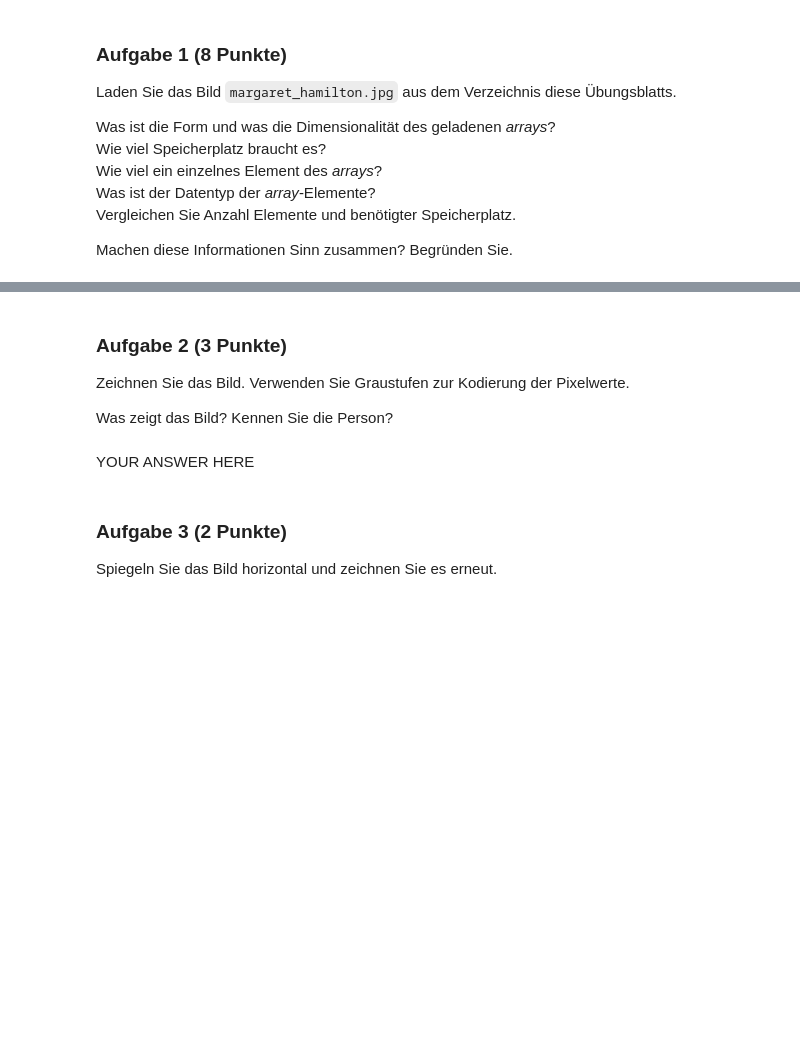
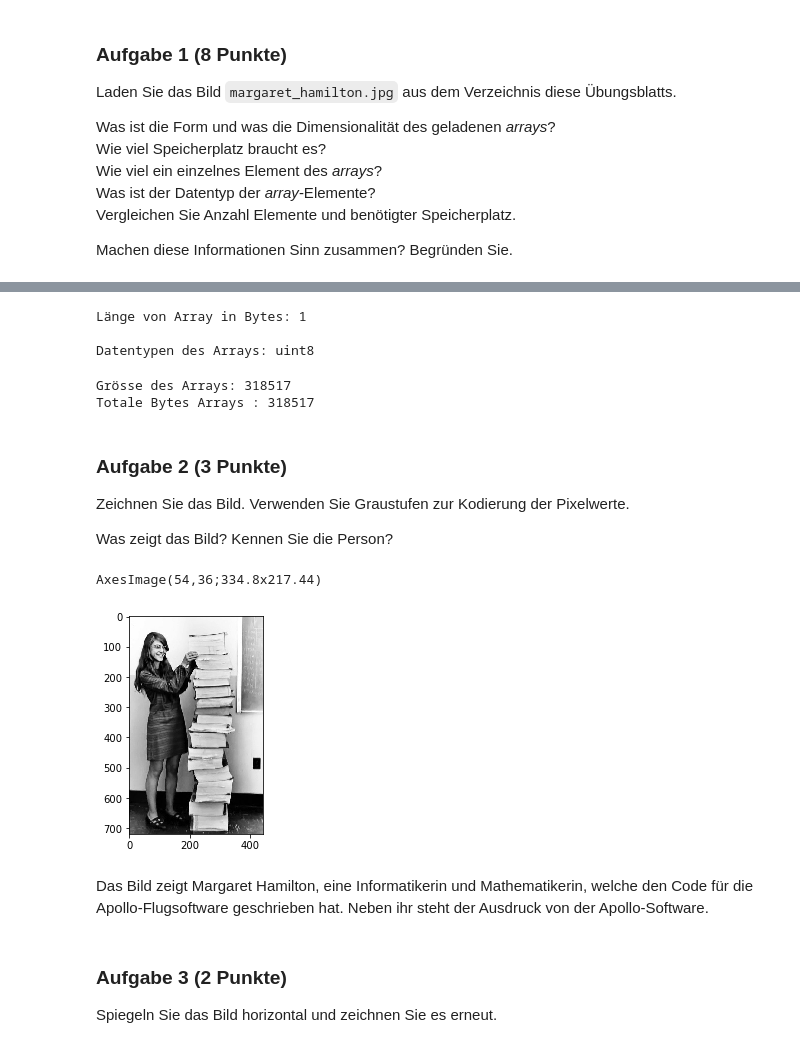
Before and after one commit to JuliaLauraMueller/dsp_hs2019, a Jupyter notebook: assignments/assignment07/exercise07.ipynb, the cells around one changed output, grey strips where cells are left out. Drawn from its saved outputs; the diff is of its cells as text; code cells hidden in the pictures; blank space fills up the shorter version.

```diff
--- a/assignments/assignment07/exercise07.ipynb
+++ b/assignments/assignment07/exercise07.ipynb
@@ -45,0 +53,21 @@ YOUR ANSWER HERE
+# %%
+#2 Was ist die Form und was die Dimensionalität des geladenen arrays? Wie viel Speicherplatz braucht es?
+# Array aus dem Bild erzeugen
+np_image_example = np.array(image_example)
+print("Array:", np_image_example)
+print()
+print("Typ des Arrays:", type(np_image_example))
+print()
+
+# Form von Array
+print("Grösse des Arrays:", np_image_example.size)
+print("Form des Arrays:", np_image_example.shape)
+print()
+
+# Dimension von Array
+print("Dimension von Array:", np_image_example.ndim)
+print()
+
+# Speicherplatz des Arrays
+
+print("Totale Bytes Arrays :", np_image_example.nbytes)
@@ -46,3 +91,29 @@ YOUR ANSWER HERE
+# %%
+# Wie viel ein einzelnes Element des arrays? Was ist der Datentyp der array-Elemente?
+
+# Grösse des einzelnen Elements vom Array
+print("Länge von Array in Bytes:", np_image_example.itemsize)
+print()
+
+# Datentyp von Array
+print("Datentypen des Arrays:", np_image_example.dtype)
+# %% [output]
+Länge von Array in Bytes: 1
+
+Datentypen des Arrays: uint8
+# %%
+# Vergleichen Sie Anzahl Elemente und benötigter Speicherplatz
+# Anzahl Elemente
+print("Grösse des Arrays:", np_image_example.size)
+# Speicherplatz
+print("Totale Bytes Arrays :", np_image_example.nbytes)
+
+# Die Anzahl Elemente geben 318517 und ein einzelnes Element hat die Grösse von 1 Byte. Der benötigte Speicherplatz beträgt 318517.
+# Wenn man die totale Anzahl an Elemente mulipliziert mit der Grösse (318517 * 1) hat man wider rum 318517,
+# was dem benötigten Speicherplatz entspricht und deswegen auch Sinn macht.
+# %% [output]
+Grösse des Arrays: 318517
+Totale Bytes Arrays : 318517
 # %% [markdown]
 ### Aufgabe 2 (3 Punkte)
 
@@ -55,5 +123,11 @@ raise NotImplementedError()
-# %% [markdown]
-YOUR ANSWER HERE
+# %%
+grey = plt.imshow(np_image_example, cmap='gray', vmin=0, vmax=255)
+print(grey)
+# %% [output]
+AxesImage(54,36;334.8x217.44)
+[figure, added]
+# %% [markdown]
+Das Bild zeigt Margaret Hamilton, eine Informatikerin und Mathematikerin, welche den Code für die Apollo-Flugsoftware geschrieben hat. Neben ihr steht der Ausdruck von der Apollo-Software.
 # %% [markdown]
 ### Aufgabe 3 (2 Punkte)
 
```
Also changed, not shown: parts of 13 cells of this notebook.
